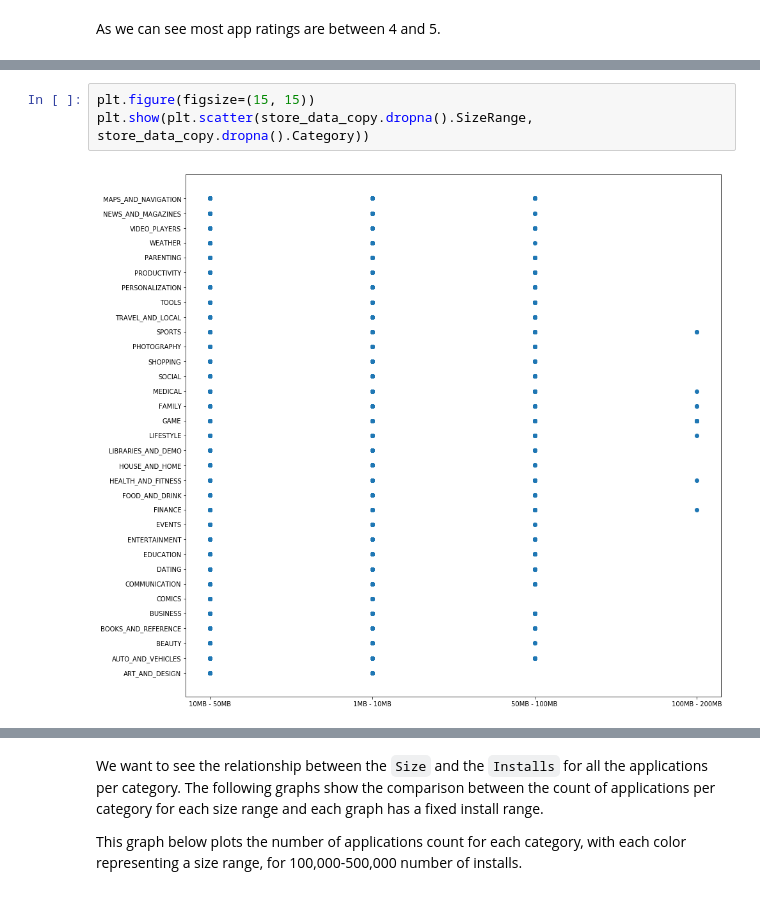
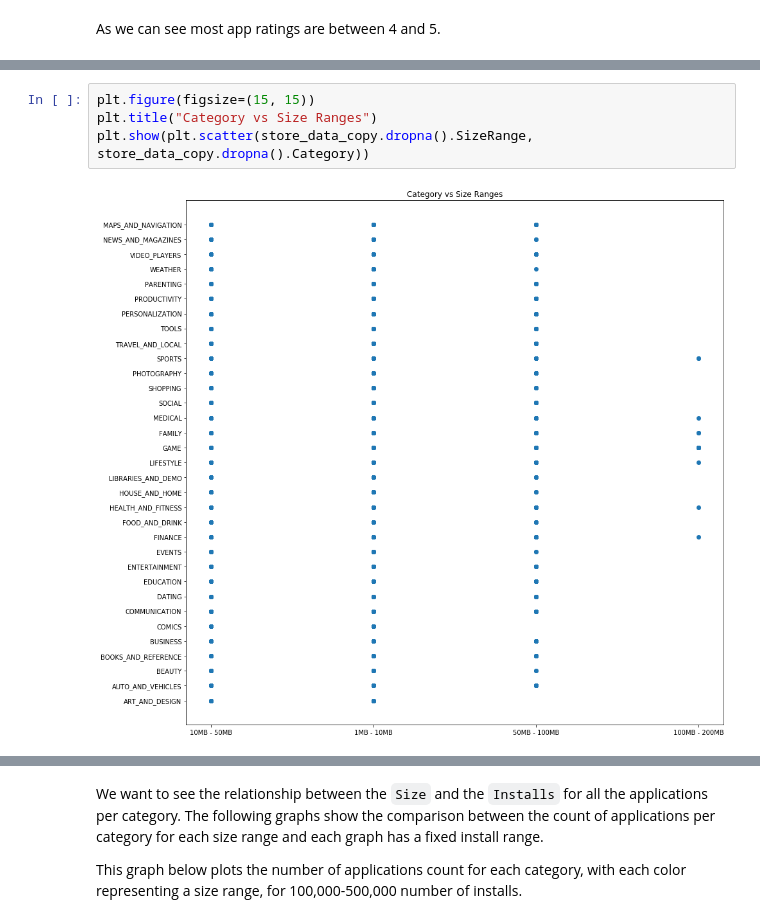
Before and after one commit to RandHood/DataSighence, a Jupyter notebook: notebook.ipynb, the cells around one changed output, grey strips where cells are left out. Drawn from its saved outputs; the diff is of its cells as text.

```diff
--- a/notebook.ipynb
+++ b/notebook.ipynb
@@ -477,5 +463,6 @@ store_data_copy['InstallsRange'].dropna().value_counts().loc[installs_ranges_arr
 # %%
 plt.figure(figsize=(15, 15))
+plt.title("Category vs Size Ranges")
 plt.show(plt.scatter(store_data_copy.dropna().SizeRange, store_data_copy.dropna().Category))
 # %% [output]
-[figure, old version]
+[figure, new version]
```
Also changed, not shown: parts of 31 cells of this notebook.
